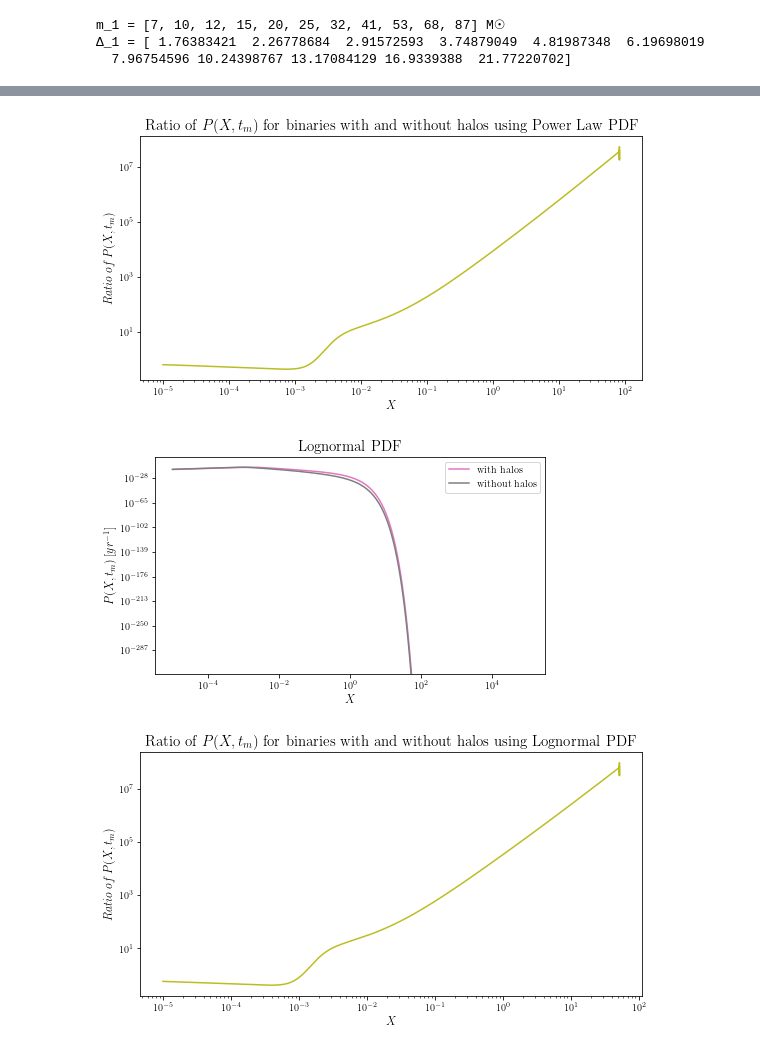
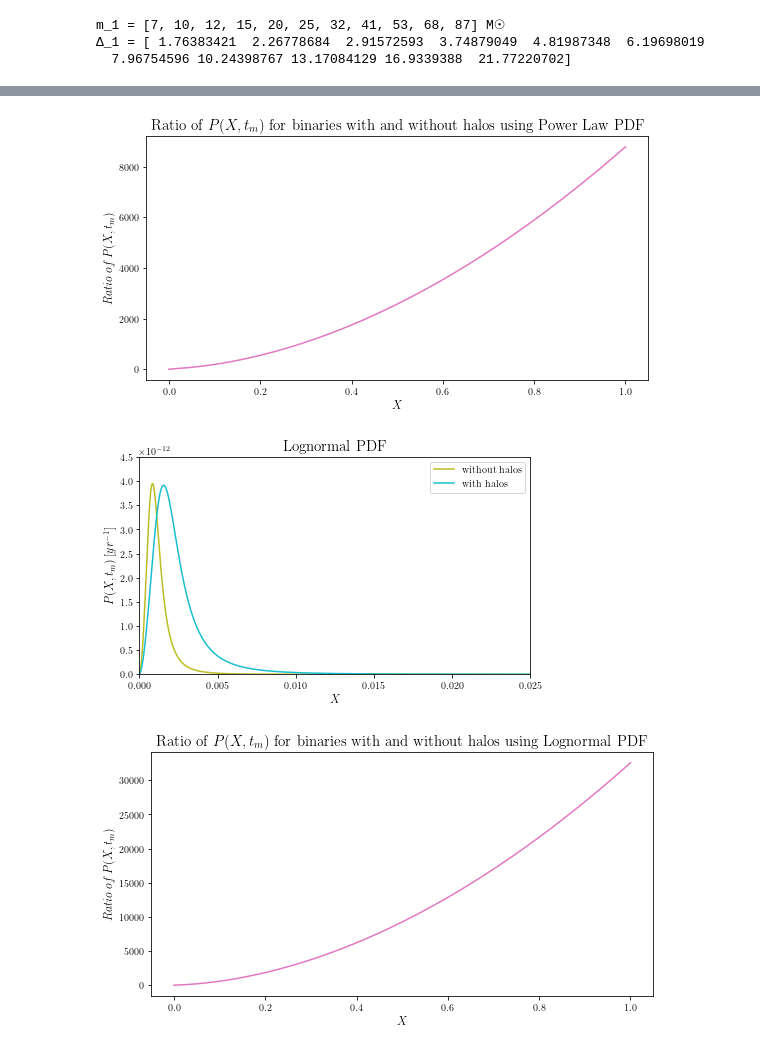
Before and after one commit to pratibhajangra591/Ifca-github, a Jupyter notebook: distributions.ipynb, the cells around one changed output, grey strips where cells are left out. Saved outputs shown, nothing was run; the diff lists cells and outputs as text; code cells hidden in the pictures.

```diff
--- a/distributions.ipynb
+++ b/distributions.ipynb
@@ -87,7 +87,7 @@ m_2 = m_2_list[-1]
 Δ_2 = Δ_2_list[-1]
 
 
-X = np.geomspace(1e-5, 1e5, 1000000)
+X = np.geomspace(1e-5, 1, 1000000)
 # %% [output]
 m_1 = [7, 10, 12, 15, 20, 25, 32, 41, 53, 68, 87] M☉
 Δ_1 = [ 1.76383421  2.26778684  2.91572593  3.74879049  4.81987348  6.19698019
@@ -521,35 +543,41 @@ def P(m): #Powerlaw PBH mass distribution
 Ratio =  P_X_tm(m_1, m_2, Δ_1, Δ_2, t_m, X, DM_halos_presence = 'True') /  P_X_tm(m_1, m_2, Δ_1, Δ_2, t_m, X,  DM_halos_presence = 'False')
 
 plt.figure(figsize = (9,4.5))
-plt.loglog(X,Ratio,'C8')
+plt.plot(X,Ratio,'C6')
 plt.xlabel('$X$', fontsize = 12)
 plt.ylabel('$Ratio \: of \:  P(X, t_{m})$', fontsize = 12)
 plt.title('Ratio of $P(X, t_{m})$ for binaries with and without halos using Power Law PDF', fontsize = 15)
 plt.savefig('RP_X_t_mvsX.pdf', bbox_inches = 'tight')
 plt.show()
 # %% [output]
-[figure, old version]
+[figure, new version]
 # %%
 f_pbh = 3.7e-3
 f = 0.85*f_pbh
 
 def P(m):                  #Log-Normal PBH mass Distribution
     σ = 0.6
     m_c = 15               #in units of M☉, for PBHs mass range of 5 M☉-100 M☉ .
     return  (1/(σ * m * np.sqrt(2*π))) * np.exp(-(((np.log(m/m_c))**2)/(2*(σ**2))))
 
 
 
 plt.figure(figsize = (7,4))
-plt.loglog(X, P_X_tm(m_1, m_2, Δ_1, Δ_2, t_m, X, DM_halos_presence = 'True'),'C6')
-plt.loglog(X, P_X_tm(m_1, m_2, Δ_1, Δ_2, t_m, X, DM_halos_presence = 'False'),'C7')
+
+plt.plot(X, P_X_tm(m_1, m_2, Δ_1, Δ_2, t_m, X, DM_halos_presence = 'False'),'C8')
+plt.plot(X, P_X_tm(m_1, m_2, Δ_1, Δ_2, t_m, X, DM_halos_presence = 'True'),'C9')
+
+plt.xlim(0, 0.025)
+plt.ylim(0, 4.5e-12)
+
+
 plt.xlabel('$X$', fontsize = 12)
 plt.ylabel('$P(X, t_{m})\: [yr^{-1}]$', fontsize = 12)
-plt.legend(["with halos","without halos"])
+plt.legend(["without halos","with halos"])
 plt.title('Lognormal PDF', fontsize = 15)
 plt.show()
 # %% [output]
-[figure, old version]
+[figure, new version]
 # %%
 f_pbh = 3.7e-3
 f = 0.85*f_pbh
@@ -564,10 +592,10 @@ def P(m):                  #Log-Normal PBH mass Distribution
 Ratio =  P_X_tm(m_1, m_2, Δ_1, Δ_2, t_m, X, DM_halos_presence = 'True') /  P_X_tm(m_1, m_2, Δ_1, Δ_2, t_m, X, DM_halos_presence = 'False')
 
 plt.figure(figsize = (9,4.5))
-plt.loglog(X,Ratio,'C8')
+plt.plot(X,Ratio,'C6')
 plt.xlabel('$X$', fontsize = 12)
 plt.ylabel('$Ratio \: of \:  P(X, t_{m})$', fontsize = 12)
 plt.title('Ratio of $P(X, t_{m})$ for binaries with and without halos using Lognormal PDF', fontsize = 15)
 plt.show()
 # %% [output]
-[figure, old version]
+[figure, new version]
```
Also changed, not shown: parts of 7 cells of this notebook.
